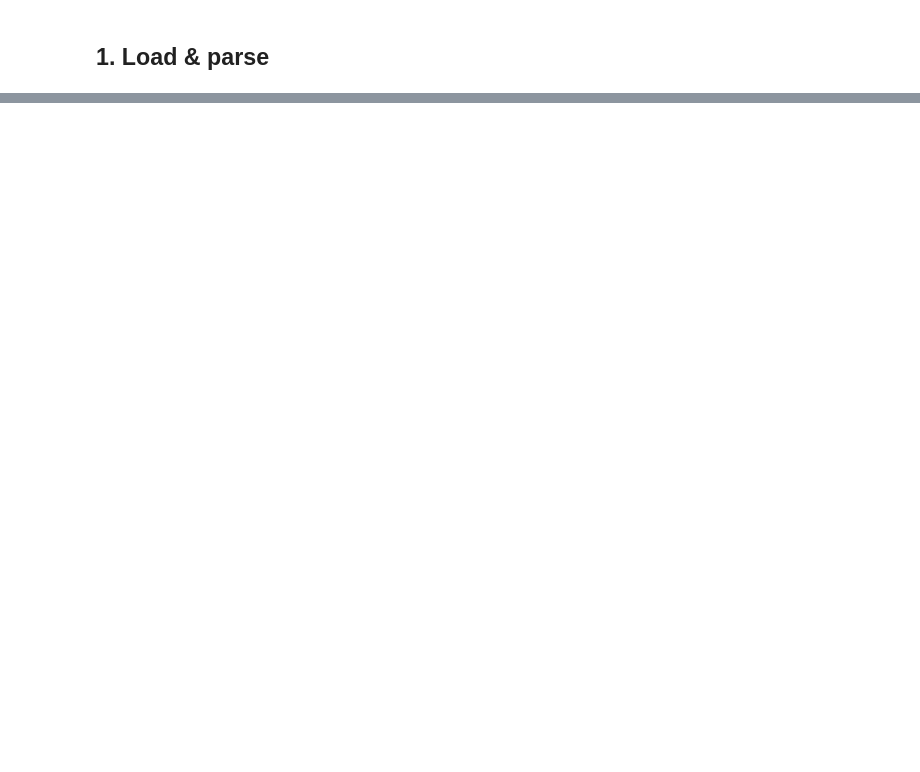
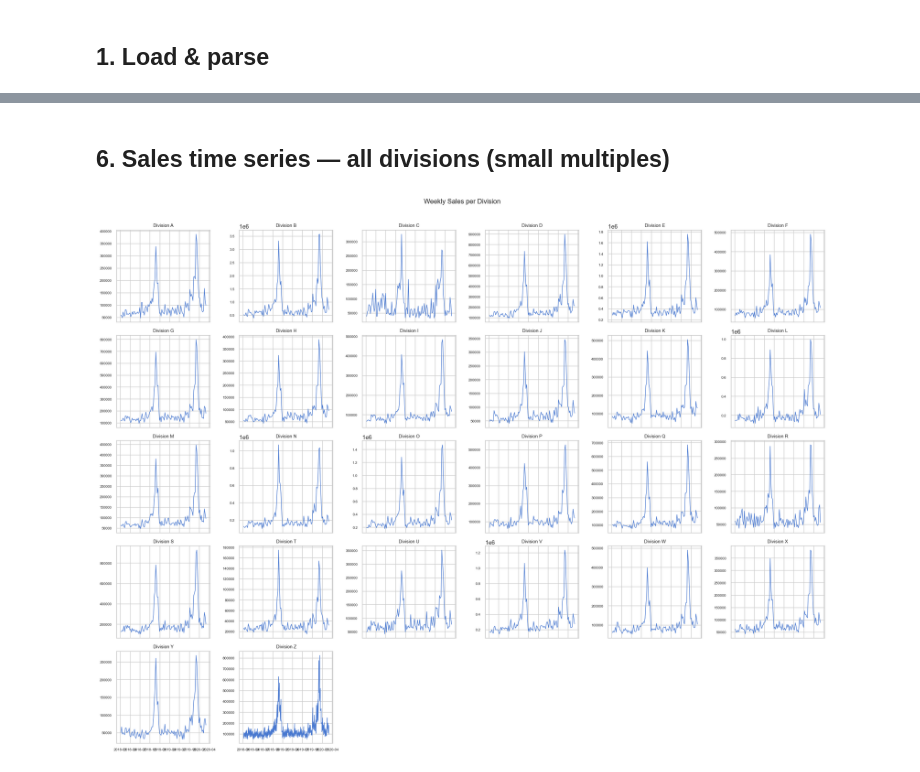
Before and after one commit to Sparsh22jn/bayesian-mmm, a Jupyter notebook: notebooks/01_eda.ipynb, the cells around one changed output, grey strips where cells are left out. Cells and saved outputs as stored; diff of their text form; code cells hidden in the pictures; blank space fills up the shorter version.

```diff
--- a/notebooks/01_eda.ipynb
+++ b/notebooks/01_eda.ipynb
@@ -124,14 +103,0 @@ fig.savefig(PROC / 'fig_correlation_heatmap.png', bbox_inches='tight')
-# %%
-fig, axes = plt.subplots(2, 3, figsize=(16, 9))
-for ax, col in zip(axes.flat, CHANNEL_COLS + CONTROL_COLS):
-    ax.scatter(raw[col], raw[TARGET_COL], alpha=0.15, s=10)
-    ax.set_xlabel(col)
-    ax.set_ylabel(TARGET_COL)
-    ax.set_title(f'{col} vs {TARGET_COL}')
-
-for ax in axes.flat[len(CHANNEL_COLS + CONTROL_COLS):]:
-    ax.set_visible(False)
-
-plt.suptitle('Channel Spend vs Sales', fontsize=12)
-plt.tight_layout()
-fig.savefig(PROC / 'fig_scatter_spend_vs_sales.png', bbox_inches='tight')
@@ -179,0 +135,12 @@ print('Columns:', list(raw.columns))
+# %%
+df = raw.copy()
+
+df['week_of_year'] = df['date'].dt.isocalendar().week.astype(int)
+df['month']        = df['date'].dt.month
+df['quarter']      = df['date'].dt.quarter
+df['year']         = df['date'].dt.year
+df['is_q4']        = (df['quarter'] == 4).astype(int)
+df['trend']        = ((df['date'] - df['date'].min()).dt.days // 7).astype(int)
+
+print('Calendar features added.')
+df[['date','week_of_year','month','quarter','year','is_q4','trend']].drop_duplicates('date').head(8)
@@ -179,0 +266,21 @@ print('Columns:', list(raw.columns))
+# %% [markdown]
+## 6. Sales time series — all divisions (small multiples)
+# %%
+divisions = sorted(df[DIV_COL].unique())
+ncols = 6
+nrows = -(-len(divisions) // ncols)
+
+fig, axes = plt.subplots(nrows, ncols, figsize=(20, nrows * 3), sharex=True)
+for ax, div in zip(axes.flat, divisions):
+    sub = df[df[DIV_COL] == div]
+    ax.plot(sub['date'], sub[TARGET_COL], linewidth=1)
+    ax.set_title(f'Division {div}', fontsize=9)
+    ax.tick_params(labelsize=7)
+for ax in axes.flat[len(divisions):]:
+    ax.set_visible(False)
+
+fig.suptitle('Weekly Sales per Division', fontsize=13, y=1.01)
+plt.tight_layout()
+fig.savefig(PROC / 'fig_sales_small_multiples.png', bbox_inches='tight')
+# %% [output]
+[figure, added]
```
Also changed, not shown: parts of 54 cells of this notebook, 2 other files.
